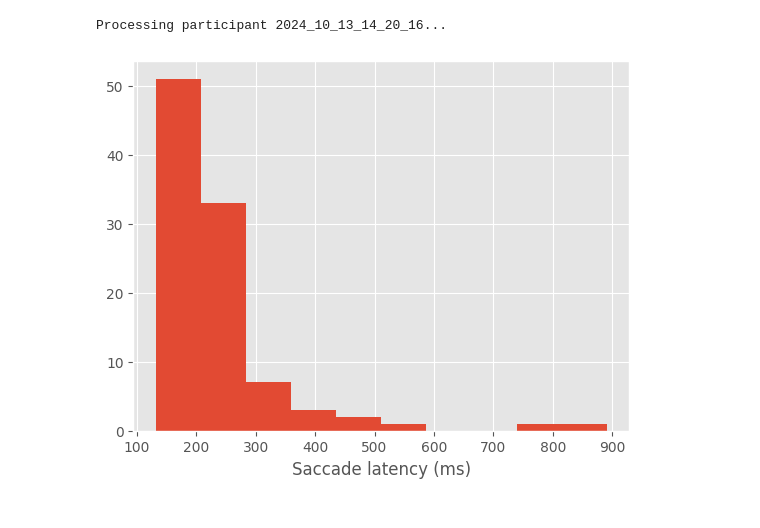
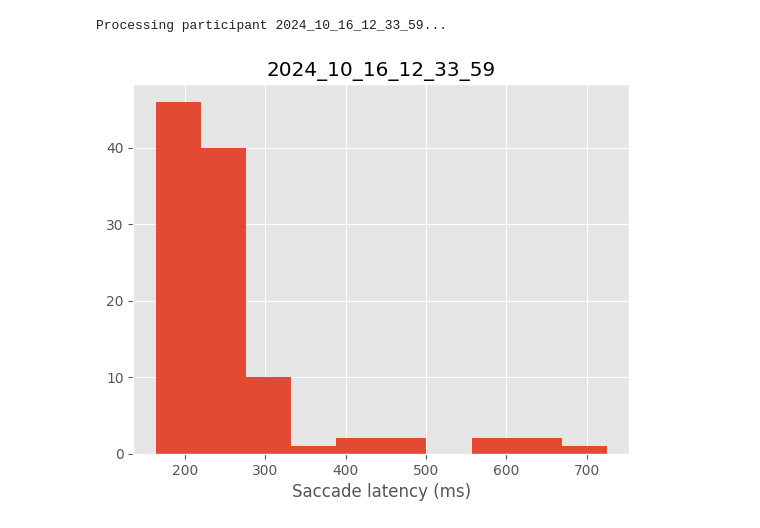
Before and after one commit to artembelopolsky/DeepEye_analyze, a Jupyter notebook: deepeye_analyze_MullerLyerNew.ipynb, the cells around one changed output. Cells and saved outputs as stored; diff of their text form; code cells hidden in the pictures.

Commit message:
updated plotting

```diff
--- a/deepeye_analyze_MullerLyerNew.ipynb
+++ b/deepeye_analyze_MullerLyerNew.ipynb
@@ -34,7 +34,7 @@ Processing complete.
 # %%
 # Get saccade latency
 
-def getSaccLat(df):
+def getSaccLat(df, fn, plot=True):
 
     # Get timestamp of when target was presented and add it to the dataframe
 
@@ -64,10 +64,17 @@ def getSaccLat(df):
     # 4) remove rows where negative Saccade Latencies for trials where no fixation end is present
     sl_df = sl_df[sl_df.SaccLat > 0]
 
+    # Plot the histogram of saccade latencies
+    plt.figure()
+    plt.title(f'{fn}')
+    plt.style.use('ggplot')
+    plt.hist(sl_df.SaccLat)
+    plt.xlabel('Saccade latency (ms)')
+
     return sl_df
 # %%
-# path_to_data = r'C:/Users/aby600/Dropbox/Appliedwork/CognitiveSolutions/Projects/DeepEye/TechnicalReports/TechnicalReport1/Test_MullerLyer/pilot3'
-path_to_data = r'D:/Dropbox/Appliedwork/CognitiveSolutions/Projects/DeepEye/TechnicalReports/TechnicalReport1/Test_MullerLyer/pilot3'
+path_to_data = r'C:/Users/aby600/Dropbox/Appliedwork/CognitiveSolutions/Projects/DeepEye/TechnicalReports/TechnicalReport1/Test_MullerLyer/pilot3'
+# path_to_data = r'D:/Dropbox/Appliedwork/CognitiveSolutions/Projects/DeepEye/TechnicalReports/TechnicalReport1/Test_MullerLyer/pilot3'
 # %%
 # Initialize an empty list to hold the processed dataframes
 output_dfs = []
@@ -84,49 +91,44 @@ for fn in folder_names:
     try:
         df = pd.read_csv(path_to_file)
     except FileNotFoundError:
         print(f'File does not exist: {path_to_file}')
         continue
 
     # Filter data to only include rows where the target was presented
     df1 = df[df['event'] == 'target_on'].copy()
 
     # Add subject ID, and image dimensions to the dataframe
 
     df1['deepeye_id'] = fn
 
-    # # Label trials with too few data points
-    # a = df1.groupby('trialNr').count().reset_index()
-    # a = a[['trialNr', 'sampTime']]
-    # # 3) rename the columns so they would be added
-    # a.columns = ['trialNr', 'samplesPerTrial']
-    # df1 = pd.merge(df1, a, on="trialNr")
+    # Label trials with too few data points
+    sperTrial_df = df1.groupby('trialNr').count().reset_index()
+    sperTrial_df = sperTrial_df[['trialNr', 'sampTime']]
+    # rename the columns so they would be added
+    sperTrial_df.columns = ['trialNr', 'samplesPerTrial']
+    df1 = pd.merge(df1, sperTrial_df, on="trialNr")
 
+    # Get sacade latencies
+    sl_df = getSaccLat(df1, fn, plot=True)
 
-    sl_df = getSaccLat(df1)
-
-    plt.figure()
-    plt.style.use('ggplot')
-    plt.hist(sl_df.SaccLat)
-    plt.xlabel('Saccade latency (ms)')
-
-    # 6) merge saccade latencies into main df
+    # merge saccade latencies into main df
     sl_df = sl_df[['trialNr', 'SaccLat']]
     df1 = pd.merge(df1, sl_df, on="trialNr")
 
     # Accumulate the processed dataframe for this participant
     output_dfs.append(df1)
 
 # Concatenate all participants' data into one DataFrame
 # if output_dfs:
 #     output_df = pd.concat(output_dfs, ignore_index=True)
 #     output_file = os.path.join(path_to_analysis, 'allSubjects_ML.csv')
 #     output_df.to_csv(output_file, index=False)
 #     print(f'Combined data saved to {output_file}')
 # else:
 #     print('No data was processed.')
 # %% [output]
-Processing participant 2024_10_13_14_20_16...
+Processing participant 2024_10_16_12_33_59...
-[figure, old version]
+[figure, new version]
 # %%
 def plot_fixationsOutIn(df, cond='', agg='median', title=''):
 
```
Also changed, not shown: parts of 3 cells of this notebook.
